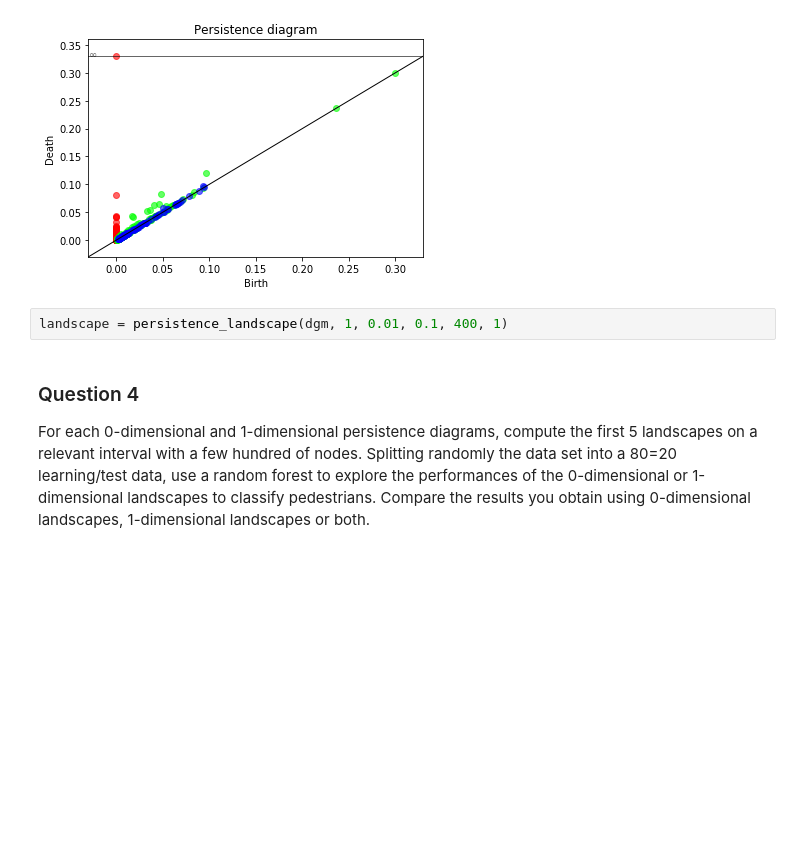
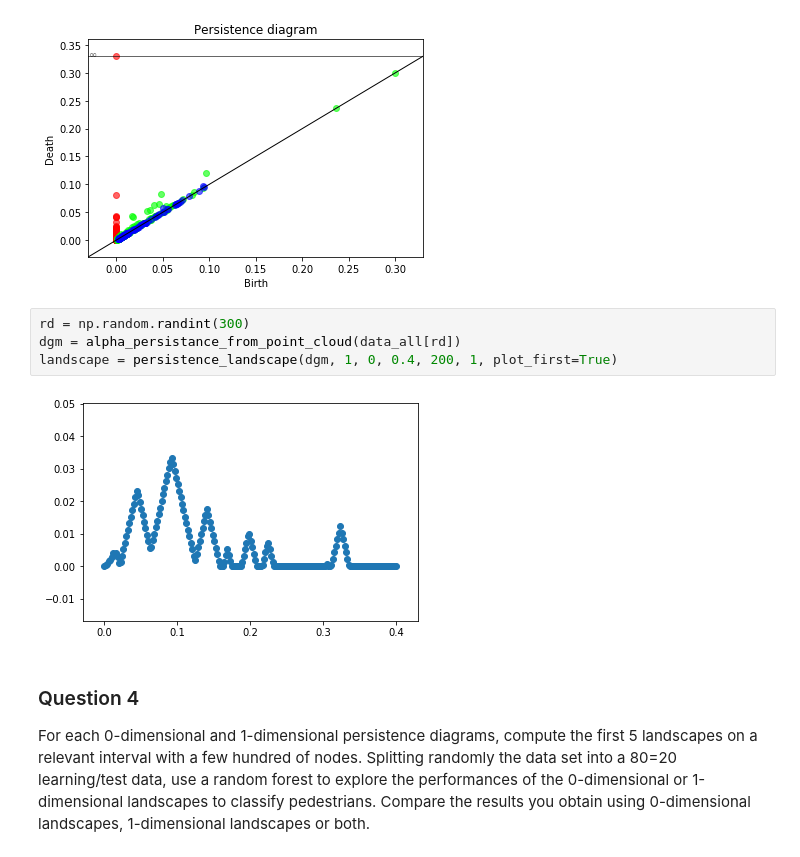
Before and after one commit to sidou10/gmda-pedestrian-recognition, a Jupyter notebook: pedestrian_recognition.ipynb, the cells around one changed output. Saved outputs shown, nothing was run; the diff lists cells and outputs as text; blank space fills up the shorter version.

```diff
--- a/pedestrian_recognition.ipynb
+++ b/pedestrian_recognition.ipynb
@@ -195,8 +197,12 @@ dgm = alpha_persistance_from_point_cloud(data_all[11])
 gudhi.plot_persistence_diagram(dgm)
 # %% [output]
 [figure]
-# %%
-landscape = persistence_landscape(dgm, 1, 0.01, 0.1, 400, 1)
+# %%
+rd = np.random.randint(300)
+dgm = alpha_persistance_from_point_cloud(data_all[rd])
+landscape = persistence_landscape(dgm, 1, 0, 0.4, 200, 1, plot_first=True)
+# %% [output]
+[figure, added]
 # %% [markdown]
 ### Question 4
 For each 0-dimensional and 1-dimensional persistence diagrams, compute the first 5 landscapes on a relevant interval with a few hundred of nodes. Splitting randomly the data set into a 80=20 learning/test data, use a random forest to explore the performances of the 0-dimensional or 1-dimensional landscapes to classify pedestrians. Compare the results you obtain using 0-dimensional landscapes, 1-dimensional landscapes or both.
```
Also changed, not shown: parts of 12 cells of this notebook.
